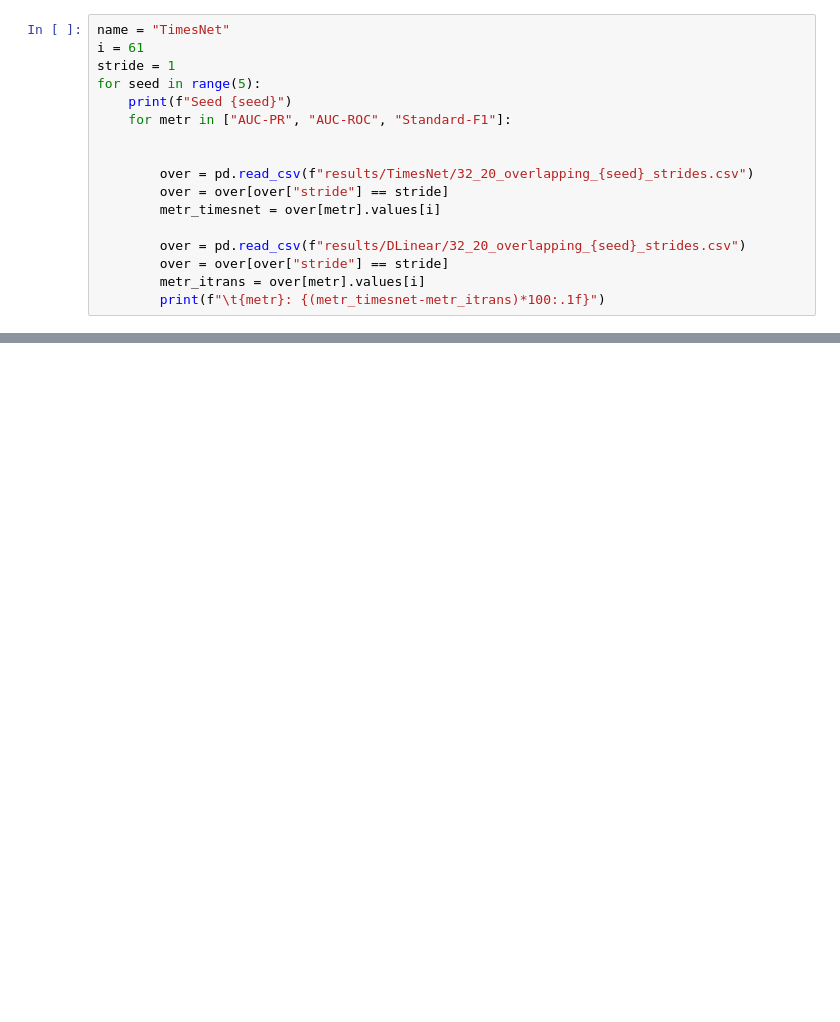
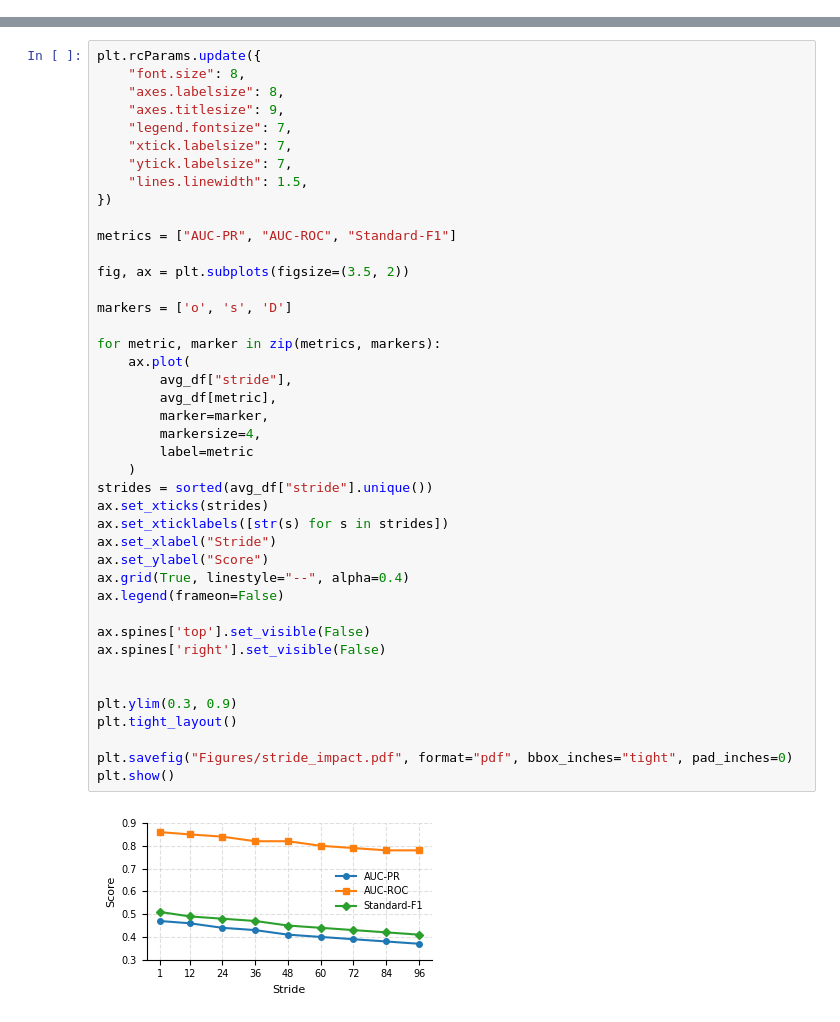
Before and after one commit to GuillaumeCld/DeepTSAD_eval, a Jupyter notebook: tradeoff.ipynb, the cells around one changed output, grey strips where cells are left out. Saved outputs shown, nothing was run; the diff lists cells and outputs as text; blank space fills up the shorter version.

```diff
--- a/tradeoff.ipynb
+++ b/tradeoff.ipynb
@@ -395,17 +11,0 @@ Seed 2
-# %%
-name = "TimesNet"
-i = 61
-stride = 1
-for seed in range(5):
-    print(f"Seed {seed}")
-    for metr in ["AUC-PR", "AUC-ROC", "Standard-F1"]:
-
-
-        over = pd.read_csv(f"results/TimesNet/32_20_overlapping_{seed}_strides.csv")
-        over = over[over["stride"] == stride]
-        metr_timesnet = over[metr].values[i]
-
-        over = pd.read_csv(f"results/DLinear/32_20_overlapping_{seed}_strides.csv")
-        over = over[over["stride"] == stride]
-        metr_itrans = over[metr].values[i]
-        print(f"\t{metr}: {(metr_timesnet-metr_itrans)*100:.1f}")
@@ -531,0 +44,44 @@ plt.show()
+# %%
+plt.rcParams.update({
+    "font.size": 8,
+    "axes.labelsize": 8,
+    "axes.titlesize": 9,
+    "legend.fontsize": 7,
+    "xtick.labelsize": 7,
+    "ytick.labelsize": 7,
+    "lines.linewidth": 1.5,
+})
+
+metrics = ["AUC-PR", "AUC-ROC", "Standard-F1"]
+
+fig, ax = plt.subplots(figsize=(3.5, 2))
+
+markers = ['o', 's', 'D']
+
+for metric, marker in zip(metrics, markers):
+    ax.plot(
+        avg_df["stride"],
+        avg_df[metric],
+        marker=marker,
+        markersize=4,
+        label=metric
+    )
+strides = sorted(avg_df["stride"].unique())
+ax.set_xticks(strides)
+ax.set_xticklabels([str(s) for s in strides])
+ax.set_xlabel("Stride")
+ax.set_ylabel("Score")
+ax.grid(True, linestyle="--", alpha=0.4)
+ax.legend(frameon=False)
+
+ax.spines['top'].set_visible(False)
+ax.spines['right'].set_visible(False)
+
+
+plt.ylim(0.3, 0.9)
+plt.tight_layout()
+
+plt.savefig("Figures/stride_impact.pdf", format="pdf", bbox_inches="tight", pad_inches=0)
+plt.show()
+# %% [output]
+[figure, added]
```
Also changed, not shown: parts of 20 cells of this notebook, 17 other files.
